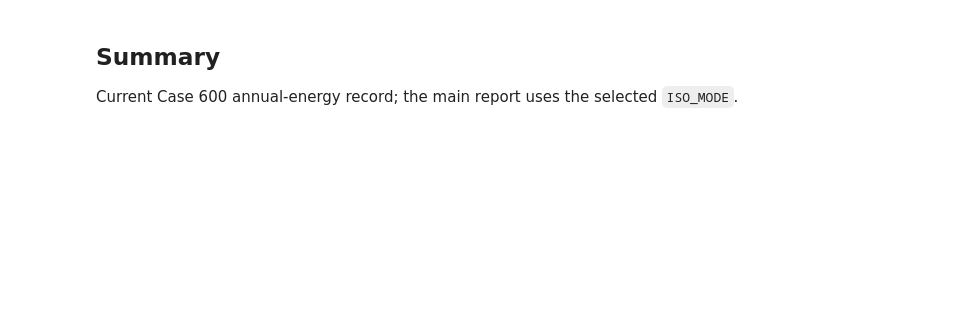
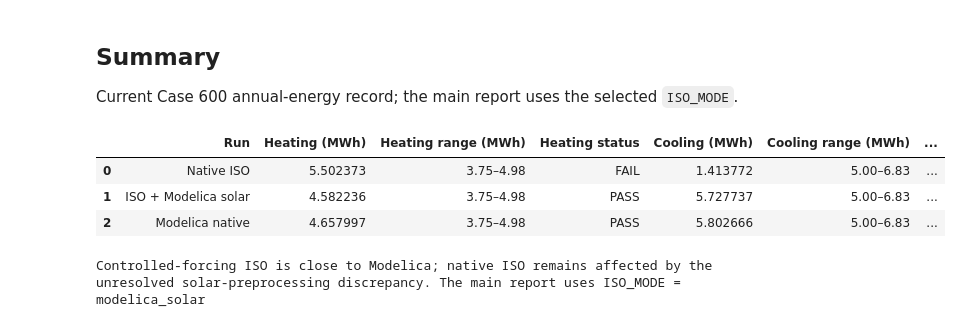
Before and after one commit to bruiarc/_BESTEST, a Jupyter notebook: notebooks/02_case600_pilot_validation.ipynb, the cells around one changed output. Cells and saved outputs as stored; diff of their text form; code cells hidden in the pictures; blank space fills up the shorter version.

```diff
--- a/notebooks/02_case600_pilot_validation.ipynb
+++ b/notebooks/02_case600_pilot_validation.ipynb
@@ -95,5 +118,27 @@ Current Case 600 annual-energy record; the main report uses the selected `ISO_MO
 # %%
 summary = metrics[metrics.metric.isin(['annual_heating_energy', 'annual_cooling_energy'])].copy()
 summary['Run'] = summary.apply(lambda x: MODELICA_LABEL if x.implementation == 'modelica' else ('Native ISO' if x.run_mode == 'native' else 'ISO + Modelica solar'), axis=1)
-display(summary.pivot(index='Run', columns='metric', values='value').rename(columns={'annual_heating_energy': 'Heating (MWh)', 'annual_cooling_energy': 'Cooling (MWh)'}).reindex(['Native ISO', 'ISO + Modelica solar', MODELICA_LABEL]))
+energy = summary.pivot(index='Run', columns='metric', values='value').rename(columns={'annual_heating_energy': 'Heating (MWh)', 'annual_cooling_energy': 'Cooling (MWh)'}).reindex(['Native ISO', 'ISO + Modelica solar', MODELICA_LABEL])
+formal = pd.read_csv(result_dir / f'case{case}_formal_ashrae_energy.csv')
+bounds = formal.drop_duplicates('metric').set_index('metric')[['lower', 'upper']]
+def annual_status(run, metric):
+    value = energy.loc[run, 'Heating (MWh)' if metric == 'annual_heating_energy' else 'Cooling (MWh)']
+    status = 'PASS' if bounds.loc[metric, 'lower'] <= value <= bounds.loc[metric, 'upper'] else 'FAIL'
+    return f'{status}' if run == 'ISO + Modelica solar' else status
+summary_table = pd.DataFrame([{
+    'Run': run,
+    'Heating (MWh)': energy.loc[run, 'Heating (MWh)'],
+    'Heating range (MWh)': f"{bounds.loc['annual_heating_energy', 'lower']:.2f}–{bounds.loc['annual_heating_energy', 'upper']:.2f}",
+    'Heating status': annual_status(run, 'annual_heating_energy'),
+    'Cooling (MWh)': energy.loc[run, 'Cooling (MWh)'],
+    'Cooling range (MWh)': f"{bounds.loc['annual_cooling_energy', 'lower']:.2f}–{bounds.loc['annual_cooling_energy', 'upper']:.2f}",
+    'Cooling status': annual_status(run, 'annual_cooling_energy'),
+} for run in energy.index])
+display(summary_table)
 print('Controlled-forcing ISO is close to Modelica; native ISO remains affected by the unresolved solar-preprocessing discrepancy. The main report uses ISO_MODE =', ISO_MODE)
+# %% [output]
+|  | Run | Heating (MWh) | Heating range (MWh) | Heating status | Cooling (MWh) | Cooling range (MWh) | ... |
+| 0 | Native ISO | 5.502373 | 3.75–4.98 | FAIL | 1.413772 | 5.00–6.83 | ... |
+| 1 | ISO + Modelica solar | 4.582236 | 3.75–4.98 | PASS | 5.727737 | 5.00–6.83 | ... |
+| 2 | Modelica native | 4.657997 | 3.75–4.98 | PASS | 5.802666 | 5.00–6.83 | ... |
+Controlled-forcing ISO is close to Modelica; native ISO remains affected by the unresolved solar-preprocessing discrepancy. The main report uses ISO_MODE = modelica_solar
```
Also changed, not shown: parts of 11 cells of this notebook, 12 other files.
